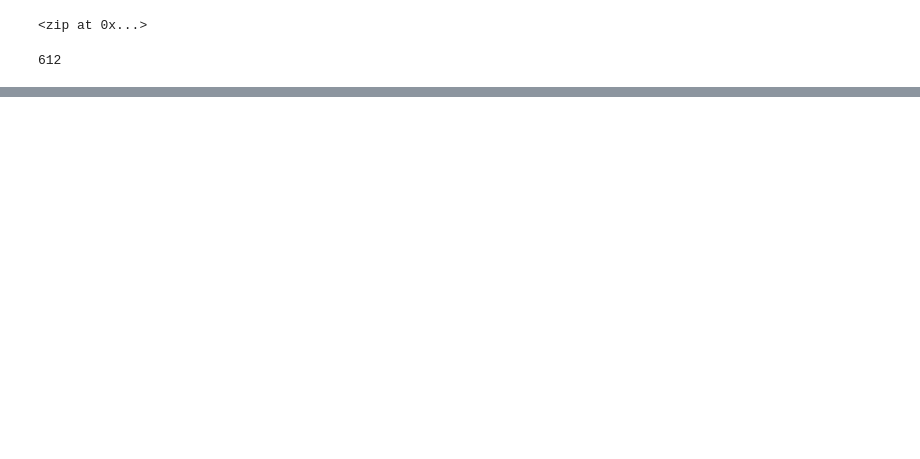
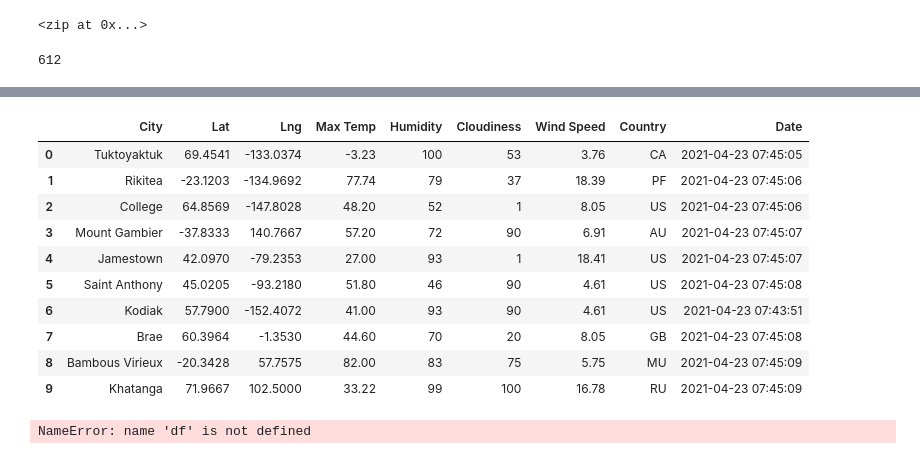
Before and after one commit to esammons/World_Weather_Analysis, a Jupyter notebook: WeatherPy.ipynb, the cells around one changed output, grey strips where cells are left out. Drawn from its saved outputs; the diff is of its cells as text; code cells hidden in the pictures; blank space fills up the shorter version.

```diff
--- a/WeatherPy.ipynb
+++ b/WeatherPy.ipynb
@@ -32,0 +39,4 @@ len(cities)
+# %%
+# Starting URL for Weather Map API Call.
+url = "http://api.openweathermap.org/data/2.5/weather?units=Imperial&APPID=" + weather_api_key
+print(url)
@@ -32,0 +135,21 @@ len(cities)
+# %%
+# Convert the array of dictionaries to a Pandas DataFrame.
+city_data_df = pd.DataFrame(city_data)
+city_data_df.head(10)
+# %% [output]
+|  | City | Lat | Lng | Max Temp | Humidity | Cloudiness | Wind Speed | Country | Date |
+| 0 | Tuktoyaktuk | 69.4541 | -133.0374 | -3.23 | 100 | 53 | 3.76 | CA | 2021-04-23 07:45:05 |
+| 1 | Rikitea | -23.1203 | -134.9692 | 77.74 | 79 | 37 | 18.39 | PF | 2021-04-23 07:45:06 |
+| 2 | College | 64.8569 | -147.8028 | 48.20 | 52 | 1 | 8.05 | US | 2021-04-23 07:45:06 |
+| 3 | Mount Gambier | -37.8333 | 140.7667 | 57.20 | 72 | 90 | 6.91 | AU | 2021-04-23 07:45:07 |
+| 4 | Jamestown | 42.0970 | -79.2353 | 27.00 | 93 | 1 | 18.41 | US | 2021-04-23 07:45:07 |
+| 5 | Saint Anthony | 45.0205 | -93.2180 | 51.80 | 46 | 90 | 4.61 | US | 2021-04-23 07:45:08 |
+| 6 | Kodiak | 57.7900 | -152.4072 | 41.00 | 93 | 90 | 4.61 | US | 2021-04-23 07:43:51 |
+| 7 | Brae | 60.3964 | -1.3530 | 44.60 | 70 | 20 | 8.05 | GB | 2021-04-23 07:45:08 |
+| 8 | Bambous Virieux | -20.3428 | 57.7575 | 82.00 | 83 | 75 | 5.75 | MU | 2021-04-23 07:45:09 |
+| 9 | Khatanga | 71.9667 | 102.5000 | 33.22 | 99 | 100 | 16.78 | RU | 2021-04-23 07:45:09 |
+# %%
+new_column_order = ["city", "country", "date","lat","lng","Max temp","Humidity","Cloudiness","Wind speed",]
+df =df[new_column_order]
+# %% [output]
+NameError: name 'df' is not defined
```
Also changed, not shown: parts of 5 cells of this notebook, 3 other files.
